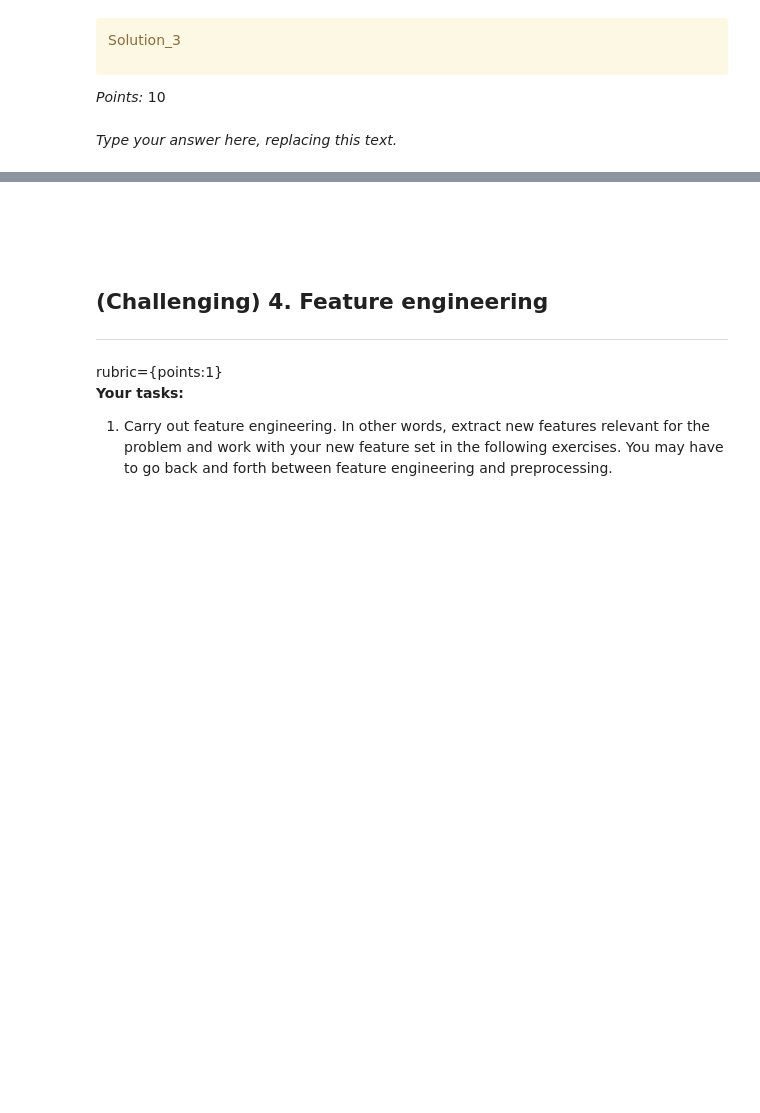
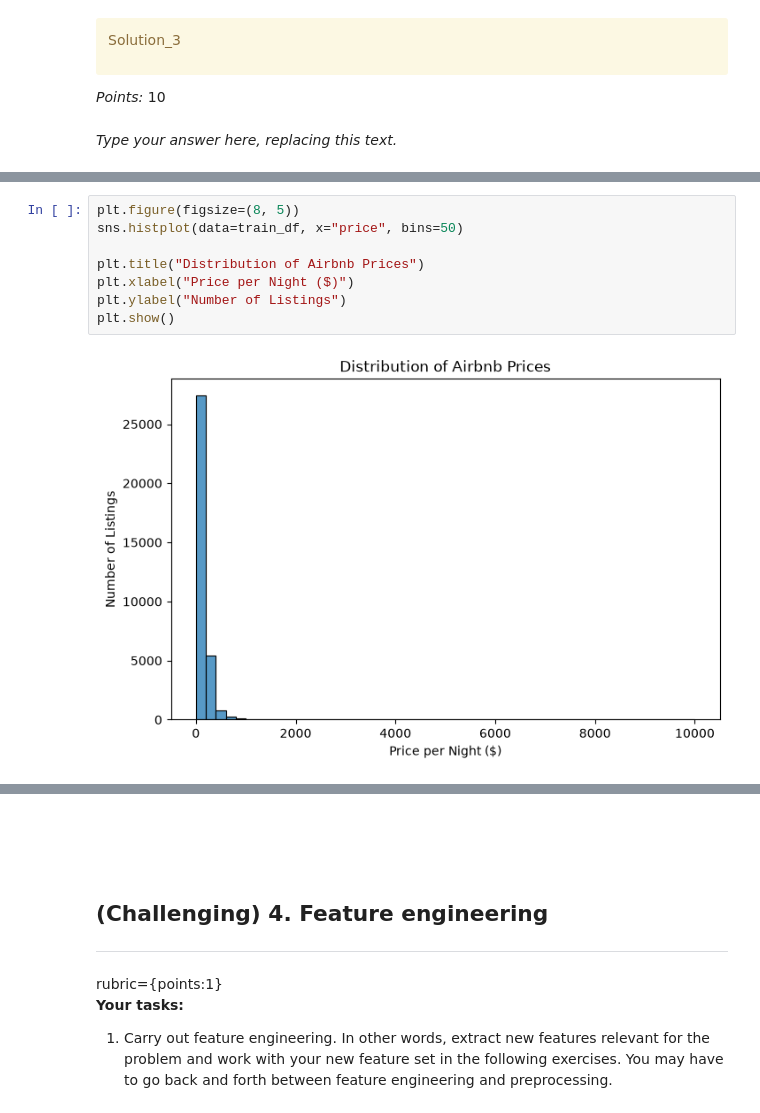
Before and after one commit to ZhaoJohnny/CPSC330-, a Jupyter notebook: assignment5/hw5.ipynb, the cells around one changed output, grey strips where cells are left out. Drawn from its saved outputs; the diff is of its cells as text; blank space fills up the shorter version.

```diff
--- a/assignment5/hw5.ipynb
+++ b/assignment5/hw5.ipynb
@@ -192,0 +299,10 @@ _Type your answer here, replacing this text._
+# %%
+plt.figure(figsize=(8, 5))
+sns.histplot(data=train_df, x="price", bins=50)
+
+plt.title("Distribution of Airbnb Prices")
+plt.xlabel("Price per Night ($)")
+plt.ylabel("Number of Listings")
+plt.show()
+# %% [output]
+[figure, added]
```
Also changed, not shown: parts of 31 cells of this notebook.
